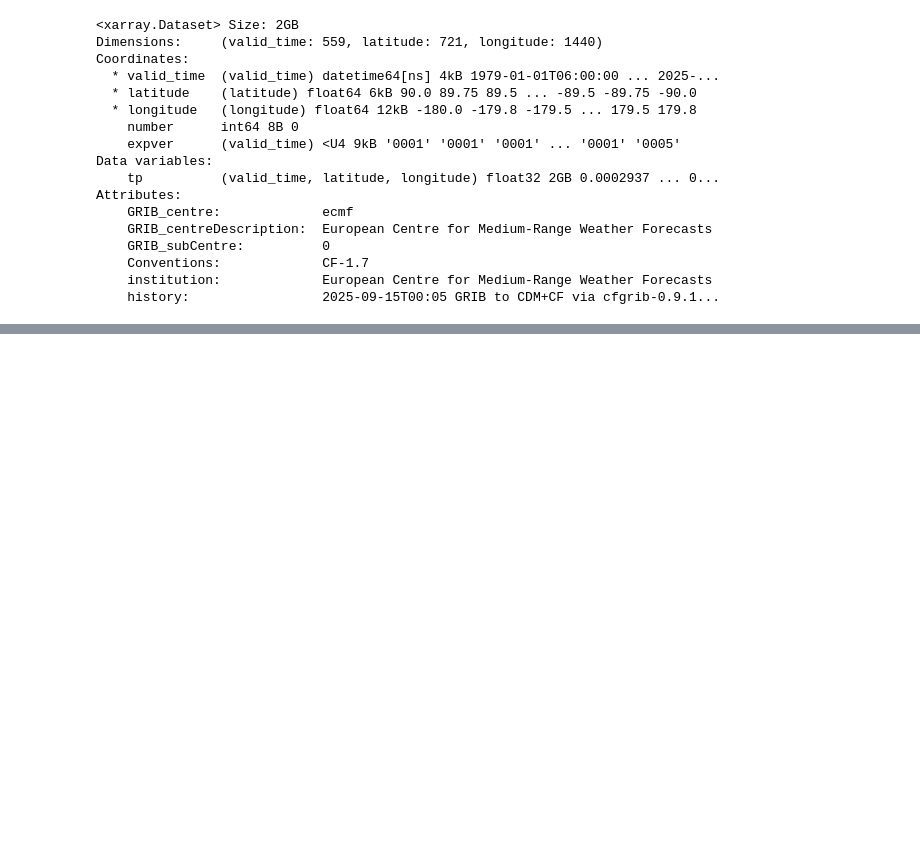
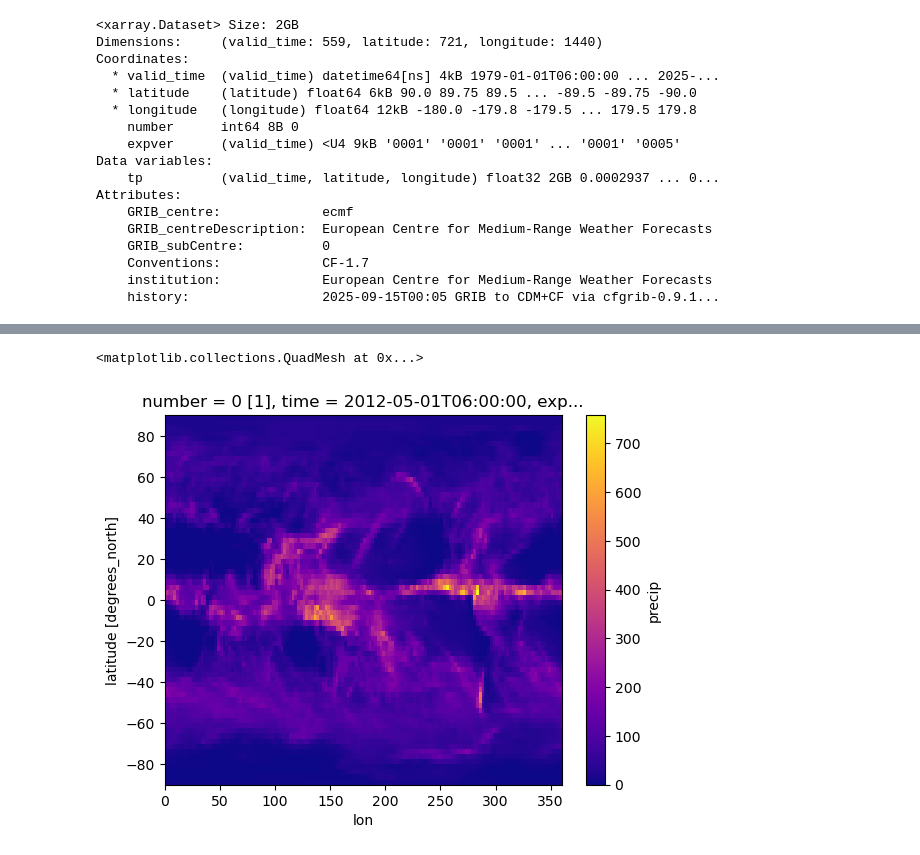
Before and after one commit to SheryarC/CLIM-680-Class-Project, a Jupyter notebook: Dataset Prep and Interpolation.ipynb, the cells around one changed output, grey strips where cells are left out. Saved outputs shown, nothing was run; the diff lists cells and outputs as text; code cells hidden in the pictures; blank space fills up the shorter version.

```diff
--- a/Dataset Prep and Interpolation.ipynb
+++ b/Dataset Prep and Interpolation.ipynb
@@ -128,0 +202,5 @@ del ERA5
+# %%
+# Multiply each value by the # of days in the month and 1000 to convert m to mm:
+era5['tp'] = era5['tp'] * 1000 * era5['tp'].valid_time.dt.daysinmonth
+
+era5['tp']
@@ -190,0 +258,6 @@ era5_interp.to_netcdf('era5.nc')
+# %%
+# We reduce the resolution of our dataset by a factor of 10:
+# The trim option discards any remainders if a cooridinate is not a factor of 10 (such as the lons).
+era5_interp = era5.coarsen(lon=10,boundary='trim').mean().coarsen(lat=10,boundary='trim').mean()
+
+era5_interp
@@ -190,0 +286,6 @@ era5_interp.to_netcdf('era5.nc')
+# %%
+# We shift the longitudes by 360 and then resort the values:
+era_shifted = era5_interp.assign_coords(lon=((era5_interp['lon'] + 360) % 360))
+era_shifted = era_shifted.sortby(era_shifted['lon'])
+
+era_shifted
@@ -190,0 +316,7 @@ era5_interp.to_netcdf('era5.nc')
+# %%
+# Plot the same timestep as above in the era5 dataset to verify:
+# Seems both of our datasets are matching nicely :)
+era_shifted['precip'][400].plot(cmap='plasma')
+# %% [output]
+<matplotlib.collections.QuadMesh at 0x...>
+[figure, added]
```
Also changed, not shown: parts of 18 cells of this notebook, 4 other files.
